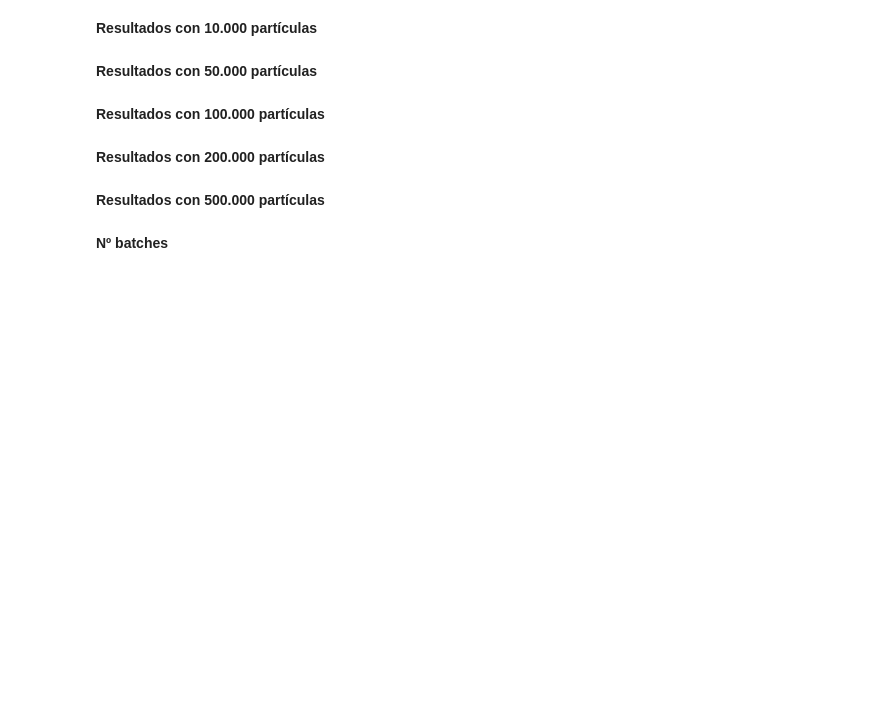
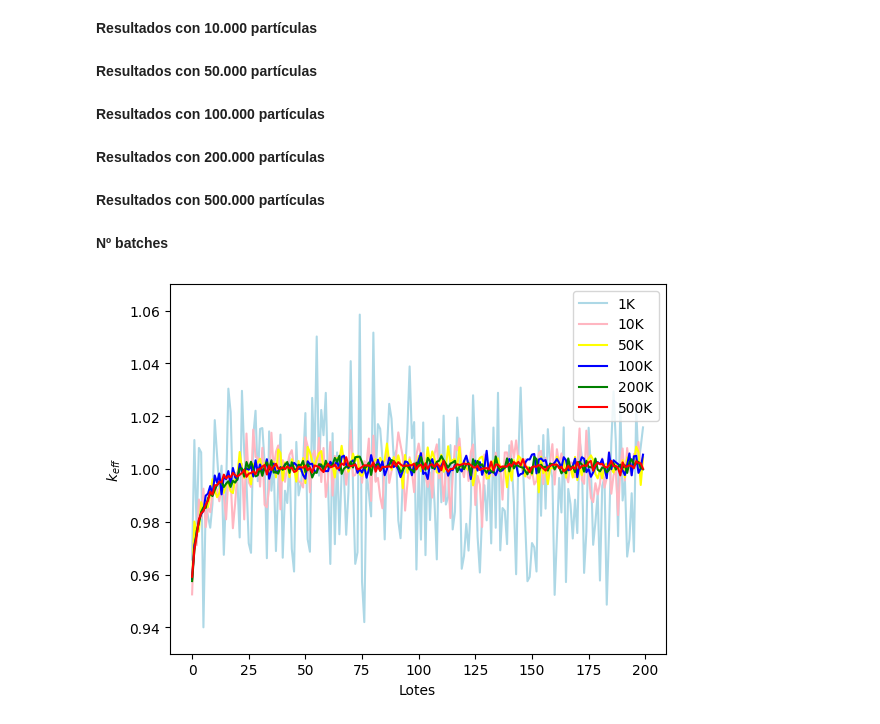
Before and after one commit to DanielOlivaRodriguez/TFM-IngenieriaNuclear, a Jupyter notebook: Reactor_SFR/estudio_sensibilidad_sfr/sfr_sensibilidad.ipynb, the cells around one changed output. Drawn from its saved outputs; the diff is of its cells as text; code cells hidden in the pictures; blank space fills up the shorter version.

```diff
--- a/Reactor_SFR/estudio_sensibilidad_sfr/sfr_sensibilidad.ipynb
+++ b/Reactor_SFR/estudio_sensibilidad_sfr/sfr_sensibilidad.ipynb
@@ -53,12 +53,14 @@ batches = list(range(0, batch))
 # %%
 pyplot.errorbar(batches, k1, label = "1K", color = "lightblue")
 pyplot.errorbar(batches, k10, label = "10K", color = "lightpink")
 pyplot.errorbar(batches, k50, label = "50K", color = "yellow")
-# pyplot.errorbar(batches, k100, label = "100K", color = "blue")
-# pyplot.errorbar(batches, k200, label = "200K", color = "green")
-# pyplot.errorbar(batches, k500, label = "500K", color = "red")
+pyplot.errorbar(batches, k100, label = "100K", color = "blue")
+pyplot.errorbar(batches, k200, label = "200K", color = "green")
+pyplot.errorbar(batches, k500, label = "500K", color = "red")
 pyplot.ylim(0.93, 1.07)
 pyplot.legend(loc="upper right")
 pyplot.xlabel("Lotes")
 pyplot.ylabel("$k_{eff}$");
 pyplot.savefig('sensibilidad_sfr.png')
+# %% [output]
+[figure, added]
```
Also changed, not shown: 7 other files.
